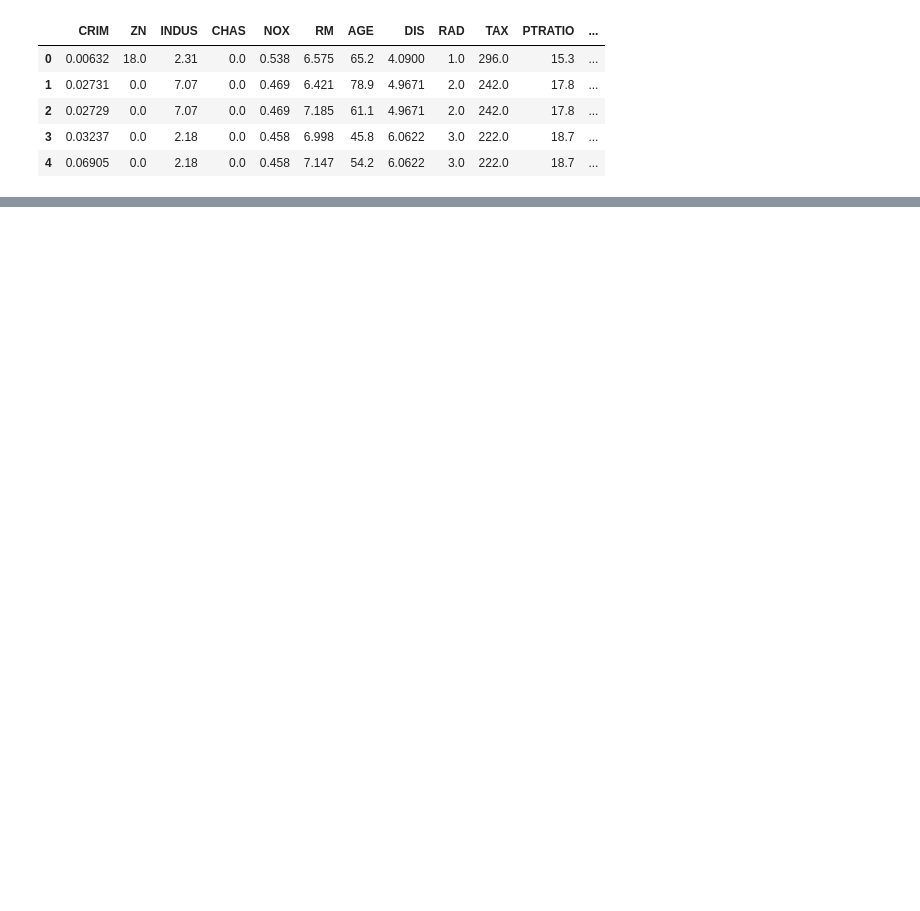
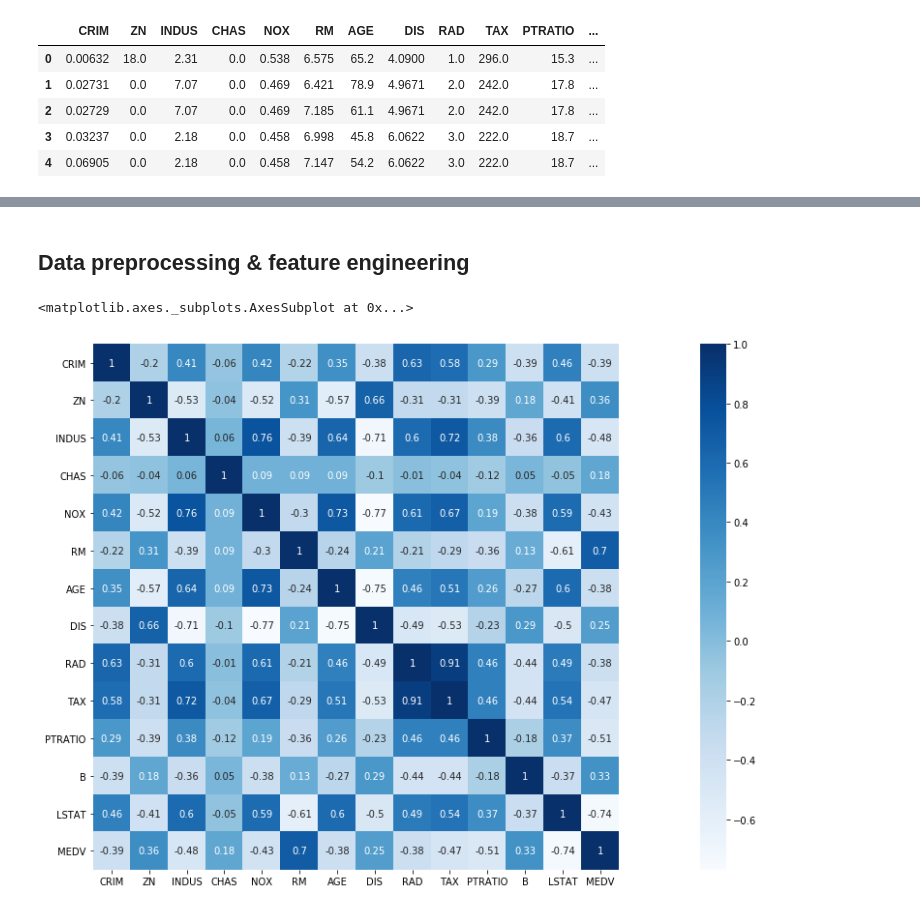
Before and after one commit to datamllab/automl-in-action-notebooks, a Jupyter notebook: 2.1-House-Price-Prediction.ipynb, the cells around one changed output, grey strips where cells are left out. Cells and saved outputs as stored; diff of their text form; code cells hidden in the pictures; blank space fills up the shorter version.

```diff
--- a/2.1-House-Price-Prediction.ipynb
+++ b/2.1-House-Price-Prediction.ipynb
@@ -34,0 +105,23 @@ from sklearn.model_selection import ShuffleSplit
+# %% [markdown]
+## Data preprocessing &  feature engineering
+# %%
+# check if there're missing values
+data.isnull().sum()
+
+
+# Import libraries for plotting
+import matplotlib.pyplot as plt
+import seaborn as sns
+
+
+# Pretty display for notebooks (only in a Jupyter notebook)
+%matplotlib inline
+
+
+# Plot the correlation across all the features and the target
+correlation_matrix = data.corr().round(2)
+plt.figure(figsize=(30,10))
+sns.heatmap(data=correlation_matrix, square= True, annot=True, cmap='Blues') #  fmt='.1f', annot_kws={'size':15},
+# %% [output]
+<matplotlib.axes._subplots.AxesSubplot at 0x...>
+[figure, added]
```
Also changed, not shown: parts of 27 cells of this notebook.
